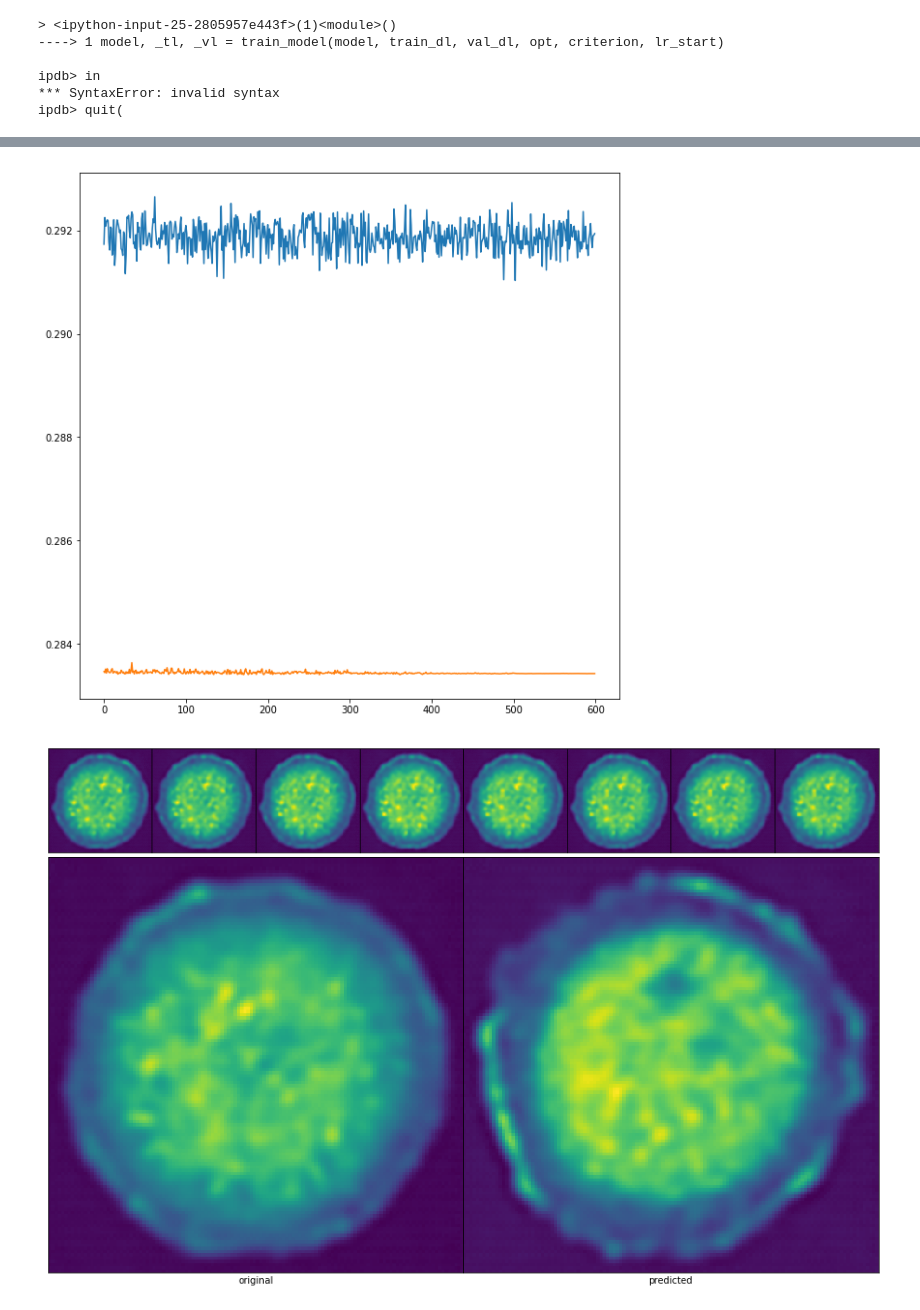
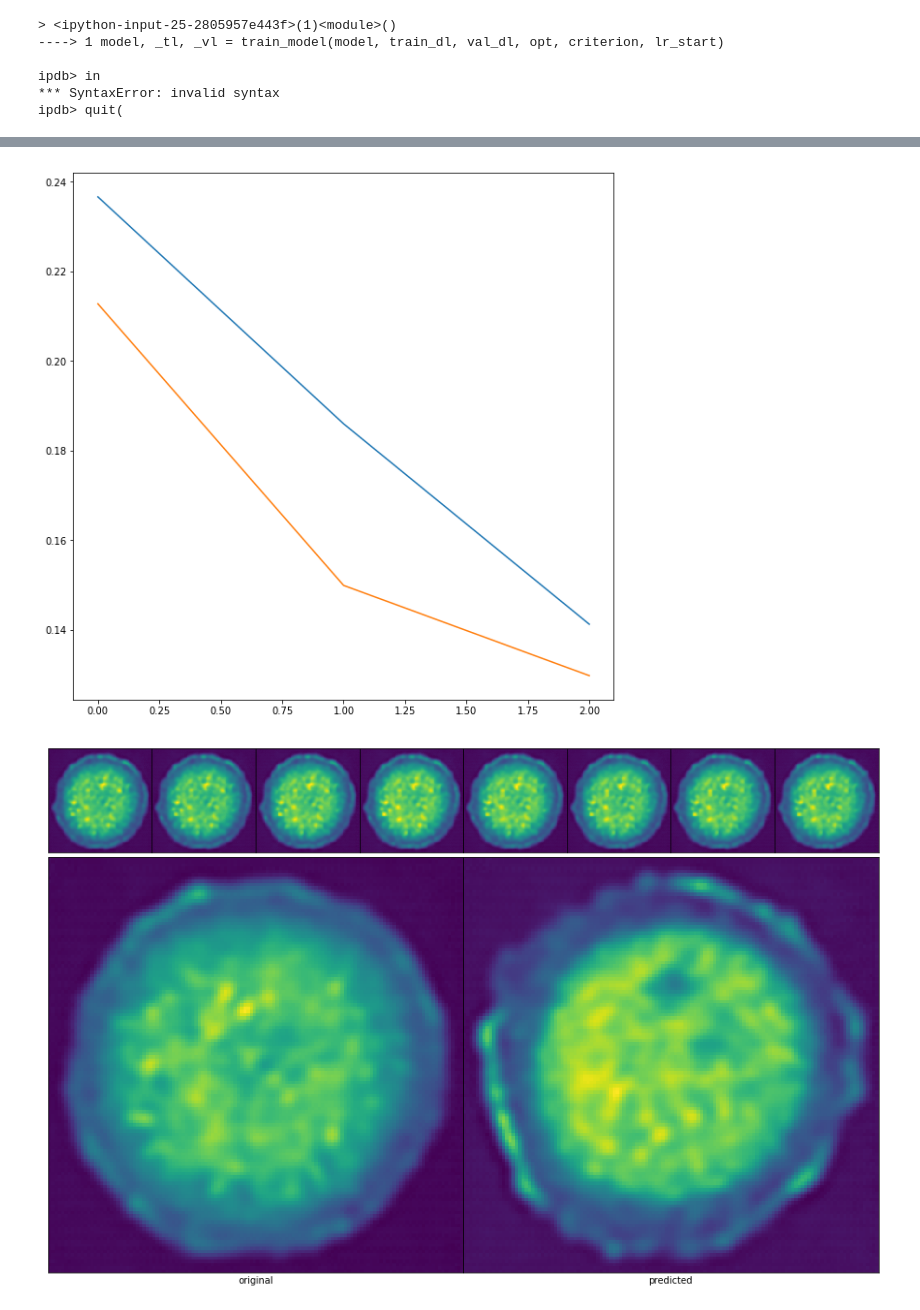
Before and after one commit to jbf81tb/kural_work, a Jupyter notebook: long_time_prediction.ipynb, the cells around one changed output, grey strips where cells are left out. Cells and saved outputs as stored; diff of their text form; code cells hidden in the pictures.

Commit message:
train_model_working_now

```diff
--- a/long_time_prediction.ipynb
+++ b/long_time_prediction.ipynb
@@ -225,8 +230,8 @@ restarts = 1
 lr_end = 1e-5
 # lr_end = lr_start
 for restart in range(restarts):
-    cycles = 3
-    epochs = 100
+    cycles = 1
+    epochs = 3
     print(f'restart number {restart+1} out of {restarts}')
 #     if len(train_loss)>0: opt = optim.SGD(model.parameters(),lr=lr_start,momentum=0.9)
     # lr_div = (lr_start/lr_end)**(1/epochs)
@@ -235,26 +240,25 @@ for restart in range(restarts):
     cycle_print_str = 'Cycle: 0 ~ Remaining total: Unknown'
     print(cycle_print_str,end='')
     for cycle in range(cycles):
-        ts = time.clock()
+        ts = time.perf_counter()
 #         if cycle>0: epochs = epochs*2
         lr_start = lr_start*(0.99)
         epoch_print_str = f' ~ Epoch: 0 ~ Remaining in cycle: {(epochs*np.mean(epoch_time_list) if epoch_time_list is not None else 0):.3g}s'
         print(epoch_print_str, end='')
         epoch_time_list = []
         for epoch in range(epochs):
-            ets = time.clock()
+            ets = time.perf_counter()
             opt.param_groups[0]['lr'] = lr_end + 0.5*(lr_start-lr_end)*(1+math.cos(cycle/cycles*np.pi))
     #         lr /= lr_div
             running_loss = 0.0
             model.train()
-            for data, in train_dl:
-                x_train = data.cuda()
+            for x_train, y_train in train_dl:
+                x_train, y_train = (a.cuda() for a in [x_train, y_train])
                 opt.zero_grad()
-                y_pred = model(x_train[:,:,:-1])
-                loss = criterion(y_pred,x_train[:,:,-1])
+                y_pred = model(x_train)
+                loss = criterion(y_pred,y_train)
                 loss.backward()
-                _ = torch.nn.utils.clip_grad_norm_(model.conv.parameters(), clip)
-                _ = torch.nn.utils.clip_grad_norm_(model.lin.parameters(), clip)
+                _ = torch.nn.utils.clip_grad_norm_(model.parameters(), clip)
                 opt.step()
                 running_loss += loss.item()
             train_loss.append(running_loss/len(train_dl))
@@ -262,27 +266,27 @@ for restart in range(restarts):
             running_loss = 0.0
             model.eval()
             with torch.no_grad():
-                for data, in val_dl:
-                    x_val = data.cuda()
-                    y_pred = model(x_val[:,:,:-1])
-                    running_loss += criterion(y_pred,x_val[:,:,-1]).item()
+                for x_val, y_val in val_dl:
+                    x_val, y_val = (a.cuda() for a in [x_val, y_val])
+                    y_pred = model(x_val)
+                    running_loss += criterion(y_pred,y_val).item()
                 val_loss.append(running_loss/len(val_dl))
-            epoch_time_list.append(time.clock()-ets)
+            epoch_time_list.append(time.perf_counter()-ets)
             if epoch_print_str:
                 for _ in range(len(epoch_print_str)):
                     print('\b',end='')
                 epoch_time = (epochs-(epoch+1))*np.mean(epoch_time_list)
                 epoch_print_str = f' ~ Epoch: {epoch+1:2d}/{epochs} ~ Remaining in epoch: {int(epoch_time//3600)}h{int(epoch_time//60)-60*int(epoch_time//3600)}m{epoch_time%60:02.0f}s'
                 print(epoch_print_str,end='')
-        time_list.append(time.clock()-ts)
+        time_list.append(time.perf_counter()-ts)
         if cycle_print_str:
             for _ in range(len(cycle_print_str)+len(epoch_print_str)):
                 print('\b',end='')
-        remaining_time = (cycles-(cycle+1)-1)*np.mean(time_list)
-        cycle_print_str = f'Finished cycle {cycle+1:3d}/{cycles} ~ Remaining after current cycle: {int(remaining_time//3600)}h{int(remaining_time//60)-60*int(remaining_time//3600)}m{remaining_time%60:02.0f}s'
-        print(cycle_print_str,end='')
+            remaining_time = (cycles-(cycle+1)-1)*np.mean(time_list)
+            cycle_print_str = f'Finished cycle {cycle+1:3d}/{cycles} ~ Remaining after current cycle: {int(remaining_time//3600)}h{int(remaining_time//60)-60*int(remaining_time//3600)}m{remaining_time%60:02.0f}s'
+            print(cycle_print_str,end='')
     for _ in range(len(cycle_print_str)):
-                print('\b',end='')
+        print('\b',end='')
     print(f'Spent {int(sum(time_list)//60)}m {sum(time_list)%60:2.0f}s doing {cycles*epochs} total steps for an average of {sum(time_list)/cycles/epochs:3.1f}s per step.')
 
 #         return (train_loss, val_loss)
@@ -306,3 +297,0 @@ id(model.conv.parameters())
-# %%
-train_loss = _tl
-val_loss = _vl
@@ -329,10 +298,10 @@ _tl[-1]
 # %%
-slc = slice(400,len(train_loss)-1)
+slc = slice(0,len(train_loss))
 plt.plot(train_loss[slc])
 plt.plot(val_loss[slc])
 plt.show()
 # %% [output]
-[figure, old version]
+[figure, new version]
 # %%
 model.eval()
 holdout_ds = torch.utils.data.TensorDataset(holdout_movies)
```
Also changed, not shown: parts of 8 cells of this notebook, 2 other files.
